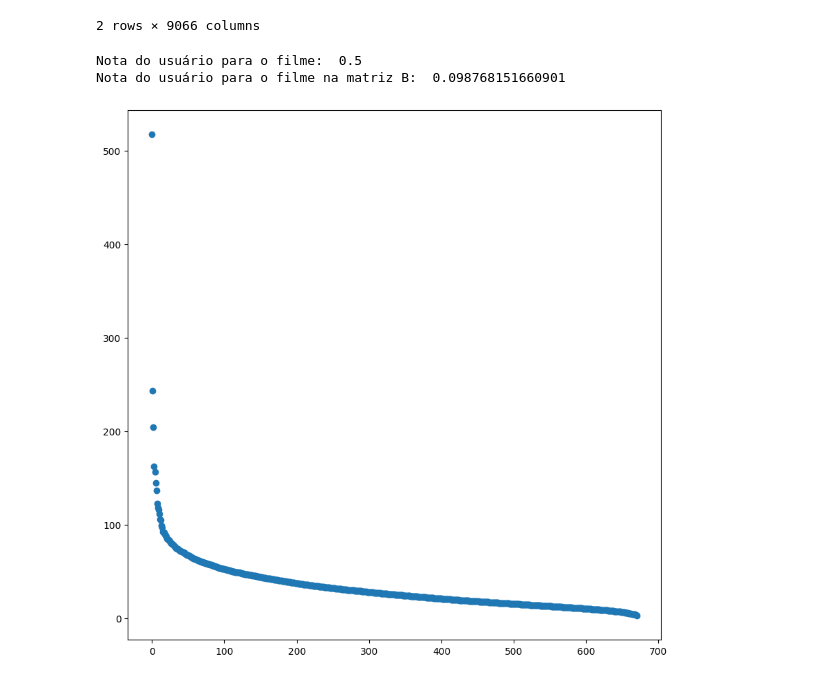
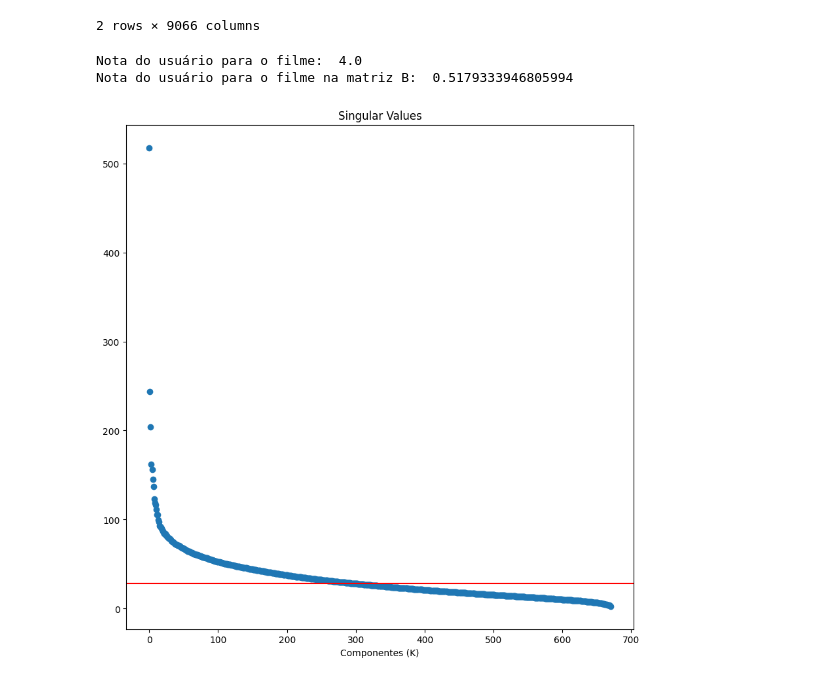
Before and after one commit to EduardoMVAz/Alpha-Netflix-Challenge, a Jupyter notebook: Desafio2.ipynb, the cells around one changed output. Cells and saved outputs as stored; diff of their text form; code cells hidden in the pictures.

```diff
--- a/Desafio2.ipynb
+++ b/Desafio2.ipynb
@@ -104,7 +104,7 @@ u, s, vt = svd(A)
 
 # vamos comprimir a matriz A para 2 componentes
 
-u_, s_, vt_ = comprimir(u, s, vt, 250)
+u_, s_, vt_ = comprimir(u, s, vt, 300)
 
 sigma = diagsvd(s_, u_.shape[1], vt_.shape[0])
 
@@ -120,14 +120,18 @@ print('Nota do usuário para o filme: ', nota)
 B = pd.DataFrame(B, index=A.index, columns=A.columns)
 print('Nota do usuário para o filme na matriz B: ', B.loc[id_usuario, id_filme])
 # %% [output]
-Nota do usuário para o filme:  0.5
-Nota do usuário para o filme na matriz B:  0.098768151660901
+Nota do usuário para o filme:  4.0
+Nota do usuário para o filme na matriz B:  0.5179333946805994
 # %%
 plt.figure(figsize=(10, 10))
-plt.plot(s, 'o')
+plt.plot(s, 'o', linewidth=2)
+# plota uma linha horizontal que passe na interseção do eixo x = 300
+plt.axhline(y=s[300], color='r', linestyle='-')
+plt.title('Singular Values')
+plt.xlabel('Componentes (K)')
 plt.show()
 
 # eixo x = numero de componentes (K) e indice do vetor s
 # eixo y = valor do vetor s
 # %% [output]
-[figure, old version]
+[figure, new version]
```
Also changed, not shown: parts of 1 cell of this notebook.
